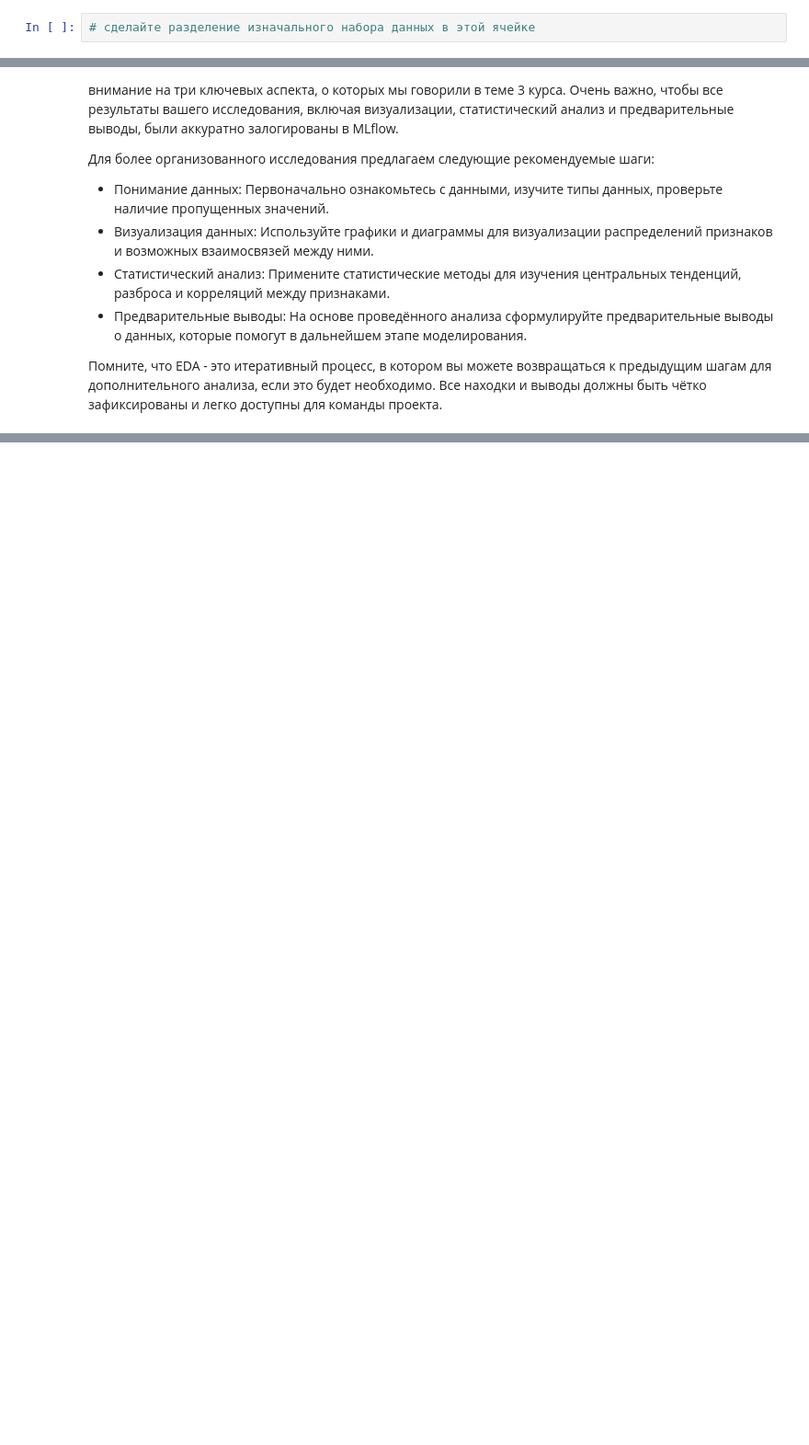
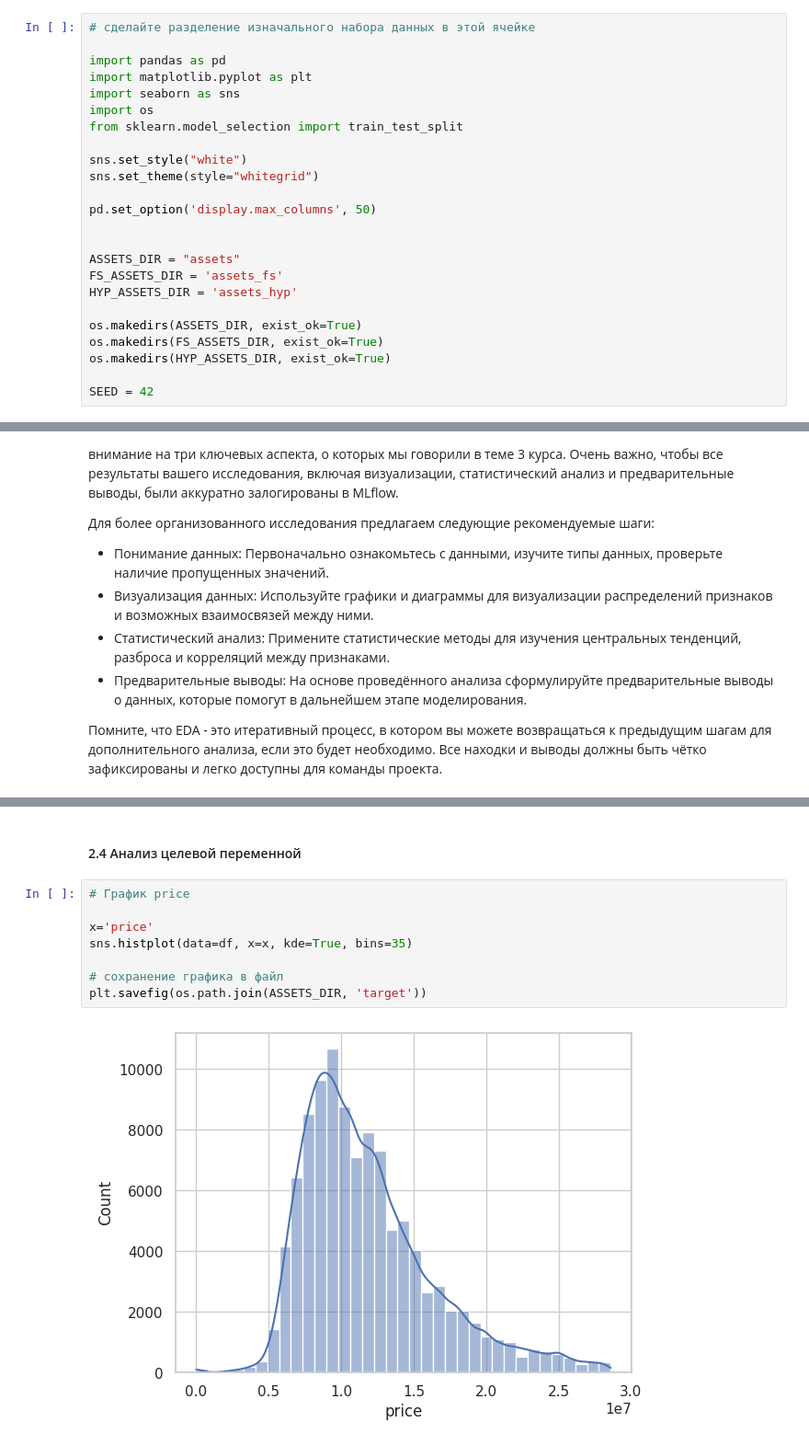
Before and after one commit to ozerge/mle-project-sprint-2-v001, a Jupyter notebook: model_improvement/project_template_sprint_2.ipynb, the cells around one changed output, grey strips where cells are left out. Shown at 92% size. Saved outputs shown, nothing was run; the diff lists cells and outputs as text; blank space fills up the shorter version.

```diff
--- a/model_improvement/project_template_sprint_2.ipynb
+++ b/model_improvement/project_template_sprint_2.ipynb
@@ -30,3 +30,25 @@
 Ваша задача - выбрать подходящий метод разделения данных исходя из объема и специфики ваших данных. Помните, что финальные метрики качества модели мы будем оценивать на тестовой выборке. Промежуточные результаты после каждого этапа проекта (например, после настройки гиперпараметров) следует оценивать на валидационной выборке, если таковая имеется. Это поможет вам корректно настроить модель перед финальной оценкой её производительности.
 # %%
 # сделайте разделение изначального набора данных в этой ячейке
+
+import pandas as pd
+import matplotlib.pyplot as plt
+import seaborn as sns
+import os
+from sklearn.model_selection import train_test_split
+
+sns.set_style("white")
+sns.set_theme(style="whitegrid")
+
+pd.set_option('display.max_columns', 50)
+
+
+ASSETS_DIR = "assets"
+FS_ASSETS_DIR = 'assets_fs'
+HYP_ASSETS_DIR = 'assets_hyp'
+
+os.makedirs(ASSETS_DIR, exist_ok=True)
+os.makedirs(FS_ASSETS_DIR, exist_ok=True)
+os.makedirs(HYP_ASSETS_DIR, exist_ok=True)
+
+SEED = 42
@@ -57,0 +311,12 @@
+# %% [markdown]
+#### 2.4 Анализ целевой переменной
+# %%
+# График price
+
+x='price'
+sns.histplot(data=df, x=x, kde=True, bins=35)
+
+# сохранение графика в файл
+plt.savefig(os.path.join(ASSETS_DIR, 'target'))
+# %% [output]
+[figure, added]
```
Also changed, not shown: parts of 62 cells of this notebook, 9 other files.
